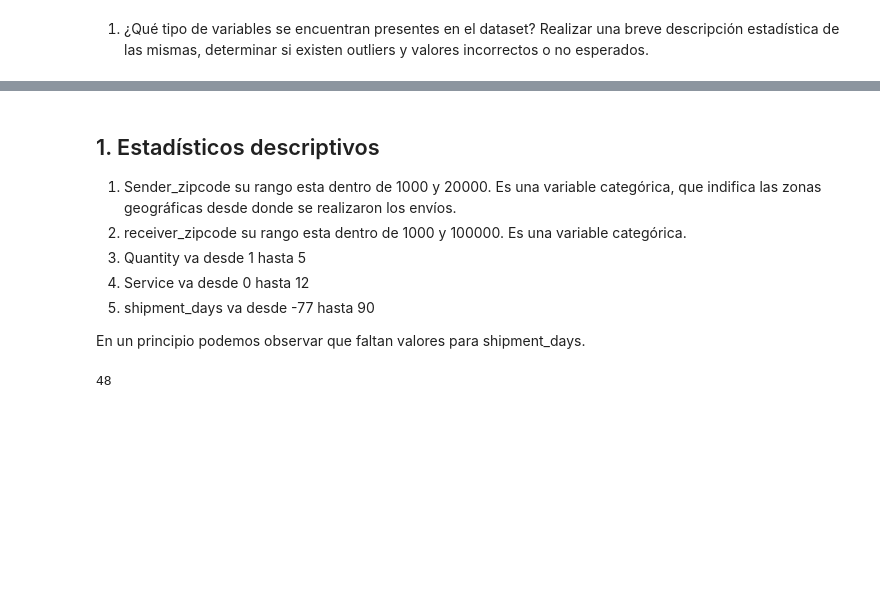
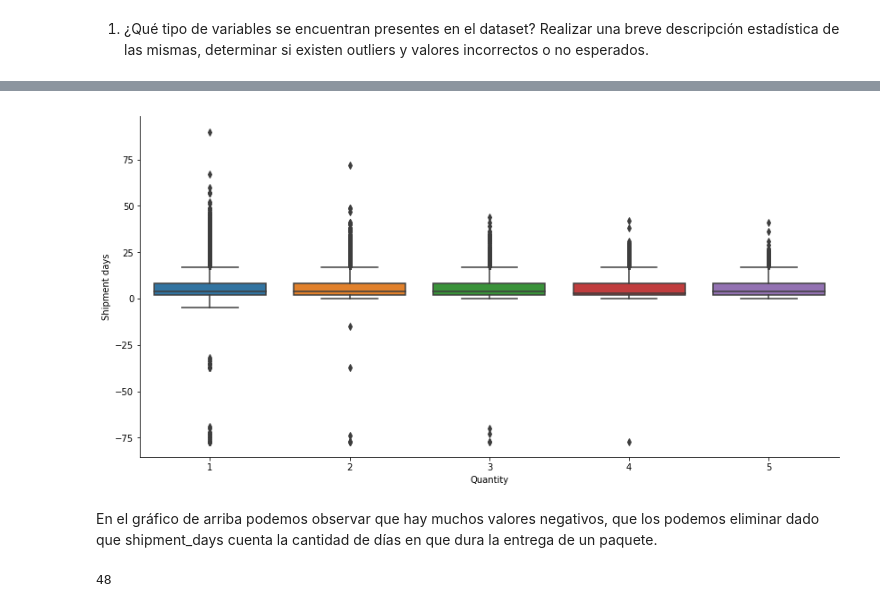
Before and after one commit to cnoeliachaves/diplodatos, a Jupyter notebook: 02_practico.ipynb, the cells around one changed output, grey strips where cells are left out. Saved outputs shown, nothing was run; the diff lists cells and outputs as text; code cells hidden in the pictures; blank space fills up the shorter version.

```diff
--- a/02_practico.ipynb
+++ b/02_practico.ipynb
@@ -131,13 +127,15 @@ descrip
-# %% [markdown]
-## 1. Estadísticos descriptivos
-
-1. Sender_zipcode su rango esta dentro de 1000 y 20000. Es una variable categórica, que indifica las zonas geográficas desde donde se realizaron los envíos.
-2. receiver_zipcode su rango esta dentro de 1000 y 100000. Es una variable categórica.
-3. Quantity va desde 1 hasta 5
-4. Service va desde 0  hasta 12
-5. shipment_days va desde -77 hasta 90
-
-En un principio podemos observar que faltan valores para shipment_days.
+# %%
+plt.figure(figsize=(14,7))
+seaborn.boxplot(data=dataset,
+                y='shipment_days', x='quantity')
+plt.ylabel('Shipment days')
+plt.xlabel('Quantity')
+seaborn.despine()
+# %% [output]
+[figure, added]
+# %% [markdown]
+En el gráfico de arriba podemos observar que hay muchos valores negativos, que los podemos eliminar dado que shipment_days
+cuenta la cantidad de días en que dura la entrega de un paquete.
 # %%
 # Contamos cuantas columnas tienen valores negativos y limite_superior_outliers
 dataset[dataset['shipment_days'] < 0]['shipment_days'].count()
```
Also changed, not shown: parts of 48 cells of this notebook.
